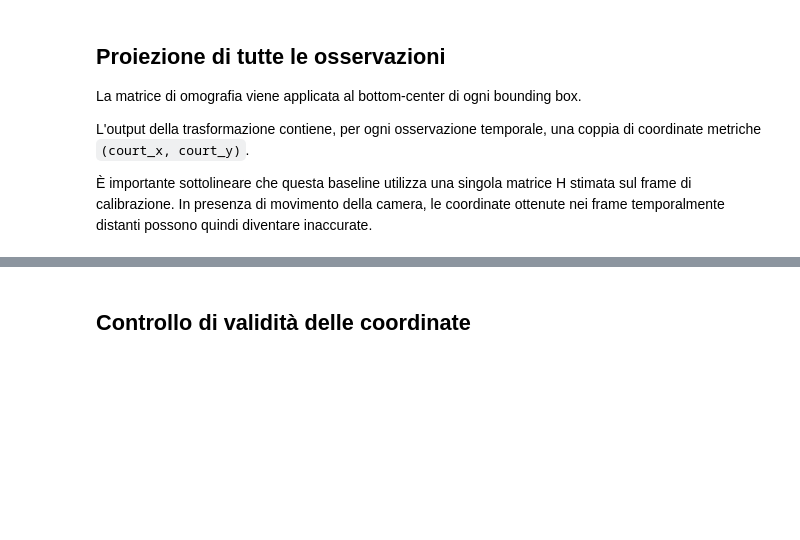
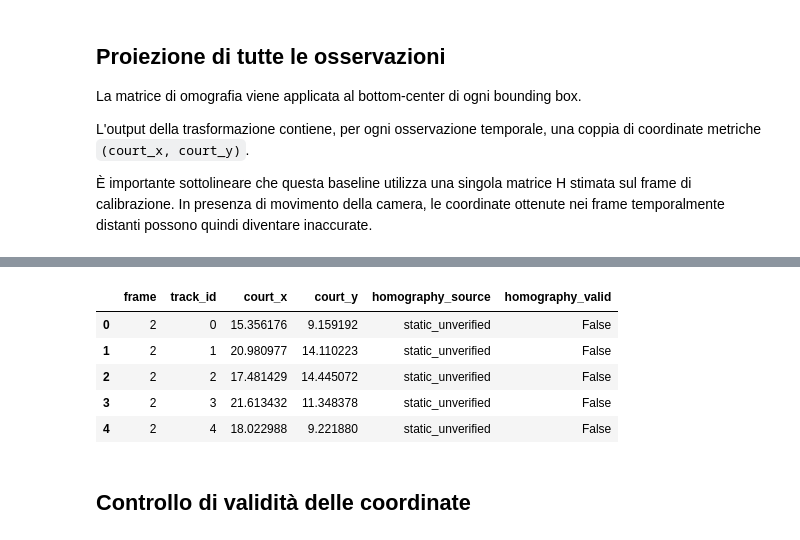
Before and after one commit to Marco-2298/basketball-tracking-thesis, a Jupyter notebook: notebooks/06_player_localization.ipynb, the cells around one changed output, grey strips where cells are left out. Cells and saved outputs as stored; diff of their text form; code cells hidden in the pictures; blank space fills up the shorter version.

```diff
--- a/notebooks/06_player_localization.ipynb
+++ b/notebooks/06_player_localization.ipynb
@@ -451,0 +392,75 @@ display(
+# %%
+# Supporta H statico della baseline e omografie aggiuntive opzionali per frame.
+# NON applica una H in modo affidabile ad inquadrature diverse: i frame senza
+# calibrazione specifica vengono marcati come 'static_unverified'.
+H_BY_FRAME_DIR = HOMOGRAPHY_DIR / SEQUENCE_NAME / "per_frame"
+H_MANIFEST = HOMOGRAPHY_DIR / f"{SEQUENCE_NAME}_homography_manifest.csv"
+
+
+def valid_homography(matrix):
+    matrix = np.asarray(matrix, dtype=np.float64)
+    return (matrix.shape == (3, 3)
+            and np.isfinite(matrix).all()
+            and abs(np.linalg.det(matrix)) > 1e-12)
+
+assert valid_homography(H), "Omografia baseline non valida"
+
+# Manifest facoltativo: colonne frame, homography_path (relative al manifest oppure assolute)
+frame_h = {}
+if H_MANIFEST.exists():
+    manifest = pd.read_csv(H_MANIFEST)
+    assert {"frame", "homography_path"}.issubset(manifest.columns), "Manifest senza colonne richieste"
+    for _, item in manifest.iterrows():
+        hpath = Path(str(item["homography_path"]))
+        if not hpath.is_absolute():
+            hpath = H_MANIFEST.parent / hpath
+        if not hpath.exists():
+            print("ATTENZIONE: matrice mancante:", hpath)
+            continue
+        candidate = np.load(hpath)
+        if valid_homography(candidate):
+            frame_h[int(item["frame"])] = candidate
+        else:
+            print("ATTENZIONE: omografia non valida:", hpath)
+
+if H_BY_FRAME_DIR.exists():
+    for hpath in H_BY_FRAME_DIR.glob("*.npy"):
+        if not hpath.stem.isdigit():
+            continue
+        frame = int(hpath.stem)
+        candidate = np.load(hpath)
+        if valid_homography(candidate):
+            frame_h[frame] = candidate
+
+# La H manuale è verificata solo sul frame su cui è stata stimata.
+frame_h.setdefault(int(CALIBRATION_FRAME), H)
+
+tracks_df["court_x"] = np.nan
+tracks_df["court_y"] = np.nan
+tracks_df["homography_source"] = "static_unverified"
+tracks_df["homography_valid"] = False
+
+for frame, idx in tracks_df.groupby("frame").groups.items():
+    frame = int(frame)
+    h_current = frame_h.get(frame, H)
+    points = tracks_df.loc[idx, ["pixel_x", "pixel_y"]].to_numpy(dtype=np.float64)
+    try:
+        # coordinate omogenee: evitare punti con denominatore vicino a zero
+        hom = np.column_stack([points, np.ones(len(points))]) @ h_current.T
+        good = np.isfinite(hom).all(axis=1) & (np.abs(hom[:, 2]) > 1e-9)
+        mapped = np.full((len(points), 2), np.nan, dtype=np.float64)
+        mapped[good] = hom[good, :2] / hom[good, 2:3]
+        tracks_df.loc[idx, ["court_x", "court_y"]] = mapped
+        if frame in frame_h:
+            tracks_df.loc[idx, "homography_source"] = (
+                "manual_calibration" if frame == CALIBRATION_FRAME and frame not in set(frame_h)-{int(CALIBRATION_FRAME)}
+                else "per_frame"
+            )
+            tracks_df.loc[idx, "homography_valid"] = bool(good.all())
+    except Exception as exc:
+        print(f"Frame {frame}: proiezione non riuscita: {exc}")
+
+print("Frame con H dedicata:", len(frame_h), "| Osservazioni calibrate:", int(tracks_df.homography_valid.sum()))
+print("Le coordinate static_unverified restano nel CSV per confrontare la baseline, NON sono misure validate.")
+display(tracks_df[["frame", "track_id", "court_x", "court_y", "homography_source", "homography_valid"]].head())
+# %% [output]
@@ -452,3 +469,9 @@ display(
+|  | frame | track_id | court_x | court_y | homography_source | homography_valid |
+| 0 | 2 | 0 | 15.356176 | 9.159192 | static_unverified | False |
+| 1 | 2 | 1 | 20.980977 | 14.110223 | static_unverified | False |
+| 2 | 2 | 2 | 17.481429 | 14.445072 | static_unverified | False |
+| 3 | 2 | 3 | 21.613432 | 11.348378 | static_unverified | False |
+| 4 | 2 | 4 | 18.022988 | 9.221880 | static_unverified | False |
 # %% [markdown]
 ## Controllo di validità delle coordinate
 # %%
```
Also changed, not shown: parts of 15 cells of this notebook, 2 other files.
